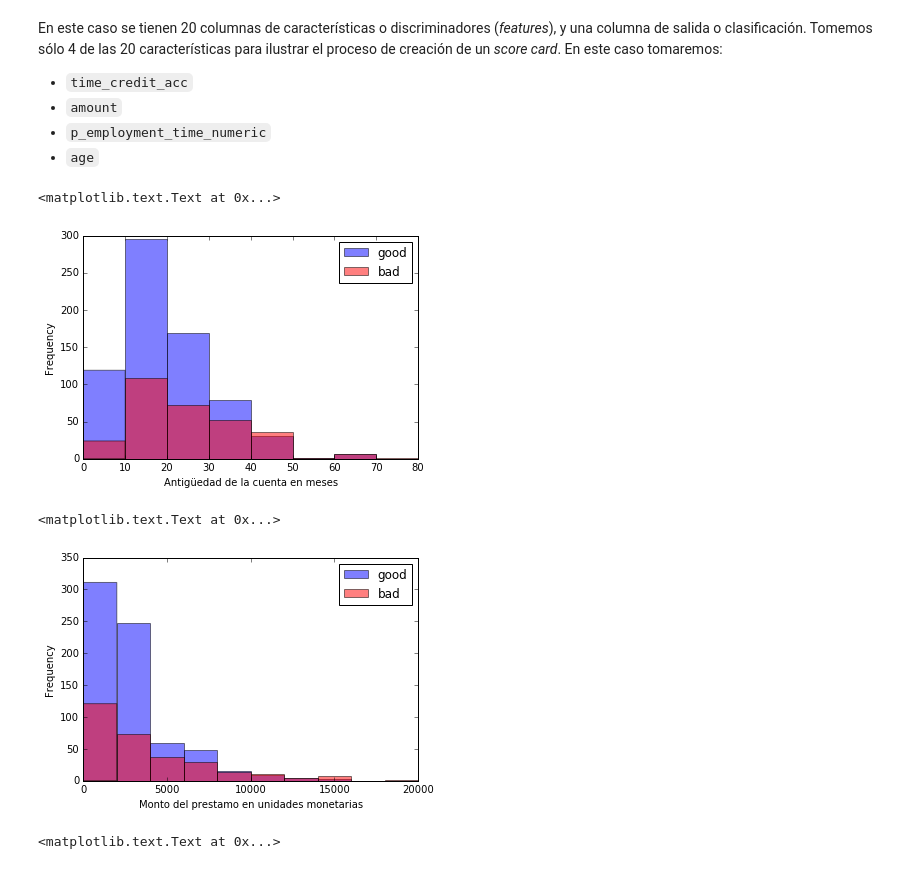
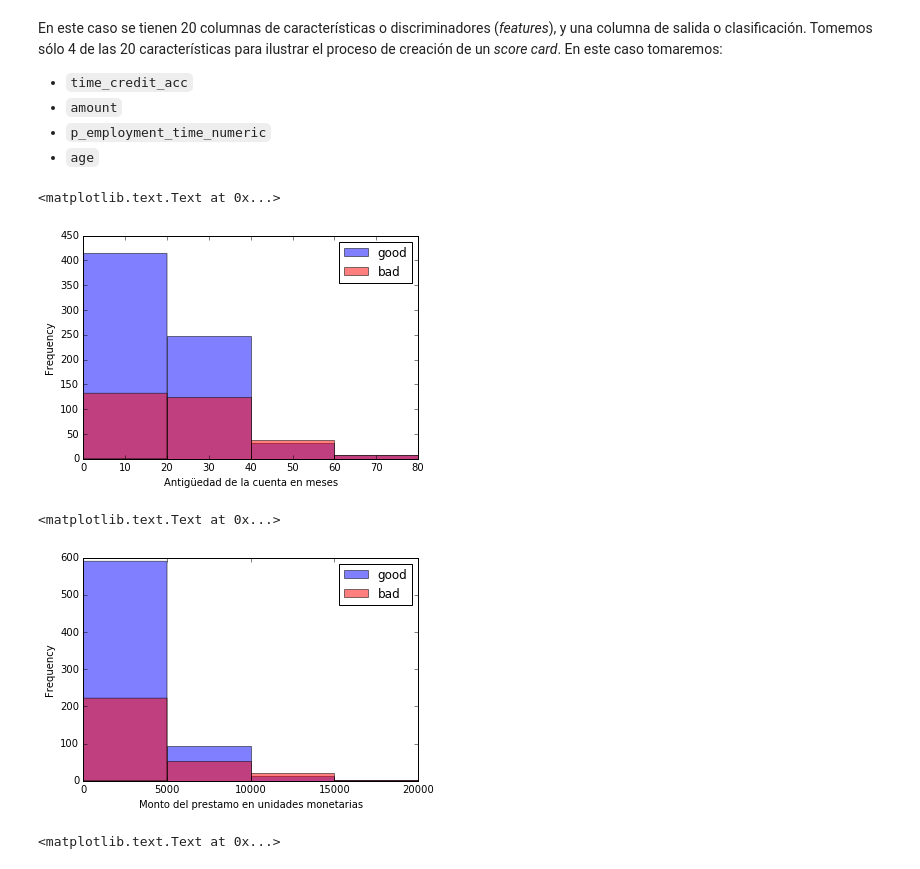
Before and after one commit to hackerschoolmty/Programa-Data-Science, a Jupyter notebook: 5.- Aprendizaje automático/5.- Sesión 1 Aprendizaje automático.ipynb, the cells around one changed output. Cells and saved outputs as stored; diff of their text form; code cells hidden in the pictures.

```diff
--- a/5.- Aprendizaje automático/5.- Sesión 1 Aprendizaje automático.ipynb
+++ b/5.- Aprendizaje automático/5.- Sesión 1 Aprendizaje automático.ipynb
@@ -99,27 +101,27 @@ En este caso se tienen 20 columnas de características o discriminadores (_featu
 # %%
 %matplotlib inline
 from matplotlib import pyplot as plt
 plt.figure();
-tca_range = range(0,90,10)
+tca_range = range(0,100,20)
 df_good = df[df['is_good']==1]
 df_bad = df[df['is_good']!=1]
 df_good['time_credit_acc'].plot.hist(bins=tca_range,color='b',alpha=0.5,label='good')
 df_bad['time_credit_acc'].plot.hist(bins=tca_range,color='r',alpha=0.5,label='bad')
 plt.legend(loc='upper right')
 plt.xlabel('Antigüedad de la cuenta en meses')
 # %% [output]
 <matplotlib.text.Text at 0x...>
-[figure, old version]
+[figure, new version]
 # %%
 plt.figure();
-tca_range = range(0,22000,2000)
+tca_range = range(0,25000,5000)
 df_good['amount'].plot.hist(bins=tca_range,color='b',alpha=0.5,label='good')
 df_bad['amount'].plot.hist(bins=tca_range,color='r',alpha=0.5,label='bad')
 plt.legend(loc='upper right')
 plt.xlabel('Monto del prestamo en unidades monetarias')
 # %% [output]
 <matplotlib.text.Text at 0x...>
-[figure, old version]
+[figure, new version]
 # %%
 plt.figure();
 tca_range = range(1,7,1)
```
Also changed, not shown: parts of 5 cells of this notebook.
